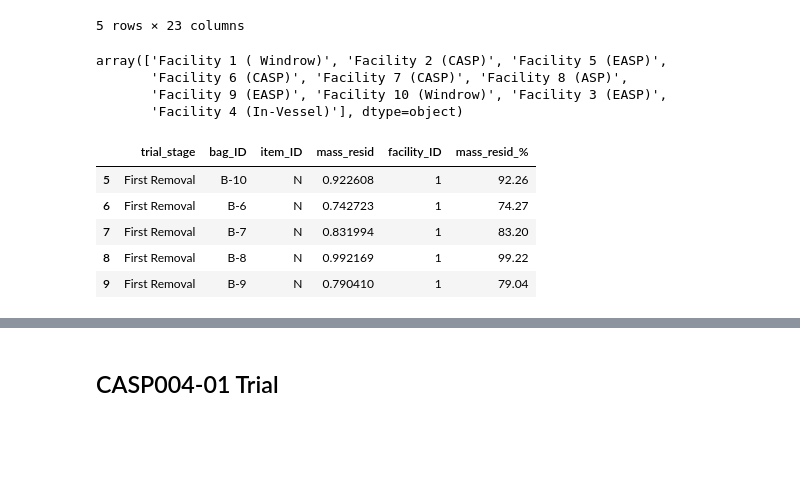
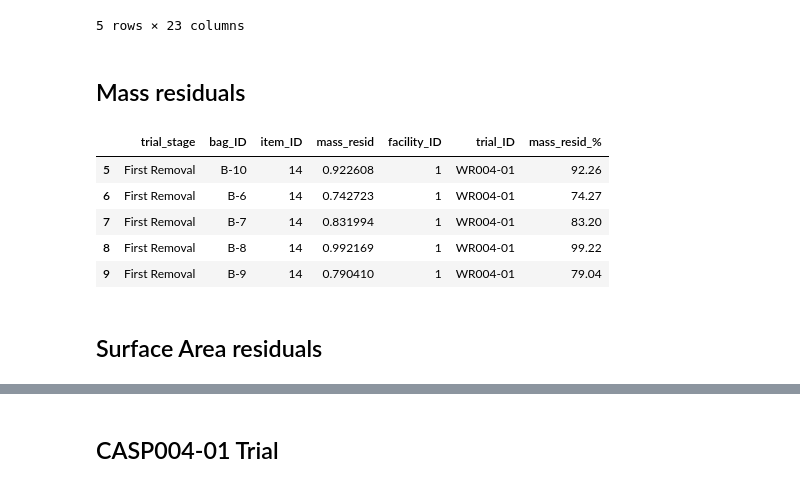
Before and after one commit to uchicago-dsi/compostable-disintegration-analysis, a Jupyter notebook: notebooks/add_observations_10trials.ipynb, the cells around one changed output, grey strips where cells are left out. Saved outputs shown, nothing was run; the diff lists cells and outputs as text; code cells hidden in the pictures; blank space fills up the shorter version.

```diff
--- a/notebooks/add_observations_10trials.ipynb
+++ b/notebooks/add_observations_10trials.ipynb
@@ -29,51 +29,81 @@ mass.head()
 | 3 | Facility 1 ( Windrow) | First Removal | A (blue) | 8 | NaN | NaN | NaN | NaN | 0.220 | 0.424 | ... |
 | 4 | Facility 1 ( Windrow) | First Removal | A (blue) | 9 | NaN | NaN | NaN | NaN | 0.028 | 0.015 | ... |
 5 rows × 23 columns
-# %%
-mass['facility_name'].unique()
-# %% [output]
-array(['Facility 1 ( Windrow)', 'Facility 2 (CASP)', 'Facility 5 (EASP)',
-       'Facility 6 (CASP)', 'Facility 7 (CASP)', 'Facility 8 (ASP)',
-       'Facility 9 (EASP)', 'Facility 10 (Windrow)', 'Facility 3 (EASP)',
-       'Facility 4 (In-Vessel)'], dtype=object)
+# %% [markdown]
+## Mass residuals
 # %%
 # Create 'bag_ID'
 mass['bag_ID'] = mass['bag_set'].astype(str) + '-' + mass['bag_number'].astype(str)
 mass.drop(['bag_set', 'bag_number'], axis=1, inplace=True)
 
 # Melt
 melted_mass = pd.melt(mass,
                      id_vars=['facility_name', 'trial_stage', 'bag_ID'],
                      var_name='item_ID',
                      value_name='mass_resid')
 melted_mass = melted_mass.dropna(subset=['mass_resid'])
 melted_mass['item_ID'] = melted_mass['item_ID'].apply(lambda x: x.split('.')[0])
 
 # Adjust 'bag_ID' and 'facility_ID'
 
 melted_mass['bag_ID'] = melted_mass['bag_ID'].str.replace(r"\s*\([^)]*\)", "", regex=True)
 facility_to_ID = {'Facility 1 ( Windrow)': '1',
                   'Facility 2 (CASP)': '2',
                   'Facility 3 (EASP)': '3',
                   'Facility 4 (In-Vessel)': '4',
                   'Facility 5 (EASP)': '5',
                   'Facility 6 (CASP)': '6',
                   'Facility 7 (CASP)': '7',
                   'Facility 8 (ASP)': '8',
                   'Facility 9 (EASP)': '9',
-                  'Facility 10 (Windrow)': '10'
-}
+                  'Facility 10 (Windrow)': '10',
+                  'AD001': '11',
+                  'WR001': '12',
+                  'CASP001': '13',
+                  'CASP003': '14',
+                  'WR003': '15'}
 
 melted_mass['facility_ID'] = melted_mass['facility_name'].map(facility_to_ID)
 melted_mass.drop(['facility_name'], axis=1, inplace=True)
 
+name_to_ID = {'N': '14',
+              'O': '16',
+              'Q': '21',
+              'V': '15',
+              'B': '19',
+              'D': '25',
+              'H': '26',
+              'I': '44',
+              'J': '23',
+              'K': '5',
+              'K1': '20',
+              'K2': '22',
+              'K3': '13',
+              'P': '17',
+              'S': '24'}
+melted_mass['item_ID'] = melted_mass['item_ID'].map(name_to_ID)
+
+add_trial_ID = {'1': 'WR004-01',
+                '2': 'CASP005-01',
+                '3': 'EASP001-01',
+                '4': 'IV002-01',
+                '5': 'EASP002-01',
+                '6': 'CASP006-01',
+                '7': 'CASP004-02',
+                '8': 'ASP001-01',
+                '9': 'EASP003-01',
+                '10': 'WR005-01'}
+melted_mass['trial_ID'] = melted_mass['facility_ID'].map(add_trial_ID)
+
 # Get mass residual as a percentage
 melted_mass['mass_resid_%'] = (melted_mass['mass_resid'] * 100).round(2)
 melted_mass.head()
 # %% [output]
-|  | trial_stage | bag_ID | item_ID | mass_resid | facility_ID | mass_resid_% |
-| 5 | First Removal | B-10 | N | 0.922608 | 1 | 92.26 |
-| 6 | First Removal | B-6 | N | 0.742723 | 1 | 74.27 |
-| 7 | First Removal | B-7 | N | 0.831994 | 1 | 83.20 |
-| 8 | First Removal | B-8 | N | 0.992169 | 1 | 99.22 |
-| 9 | First Removal | B-9 | N | 0.790410 | 1 | 79.04 |
+|  | trial_stage | bag_ID | item_ID | mass_resid | facility_ID | trial_ID | mass_resid_% |
+| 5 | First Removal | B-10 | 14 | 0.922608 | 1 | WR004-01 | 92.26 |
+| 6 | First Removal | B-6 | 14 | 0.742723 | 1 | WR004-01 | 74.27 |
+| 7 | First Removal | B-7 | 14 | 0.831994 | 1 | WR004-01 | 83.20 |
+| 8 | First Removal | B-8 | 14 | 0.992169 | 1 | WR004-01 | 99.22 |
+| 9 | First Removal | B-9 | 14 | 0.790410 | 1 | WR004-01 | 79.04 |
+# %% [markdown]
+## Surface Area residuals
```
Also changed, not shown: parts of 18 cells of this notebook, 1 other file.
